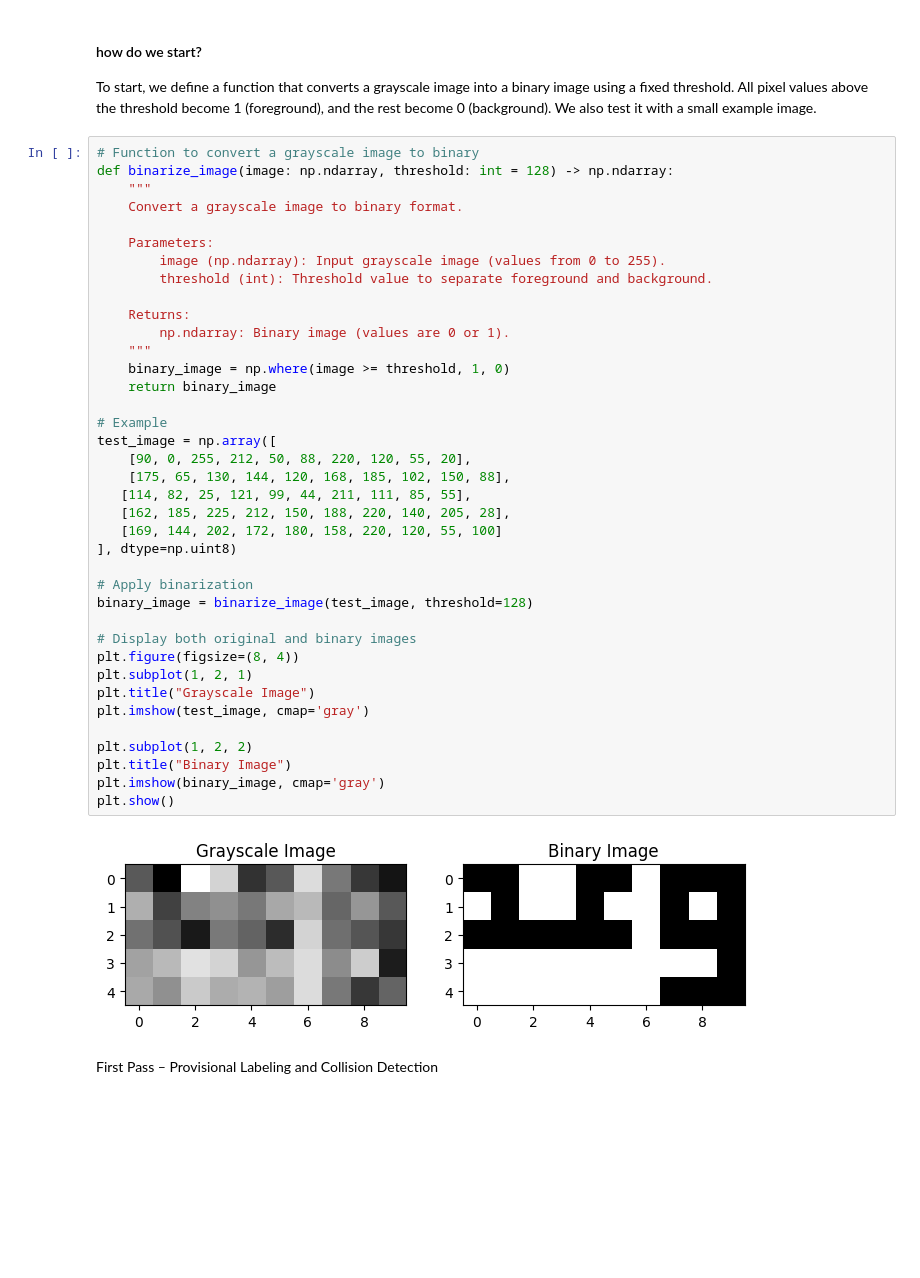
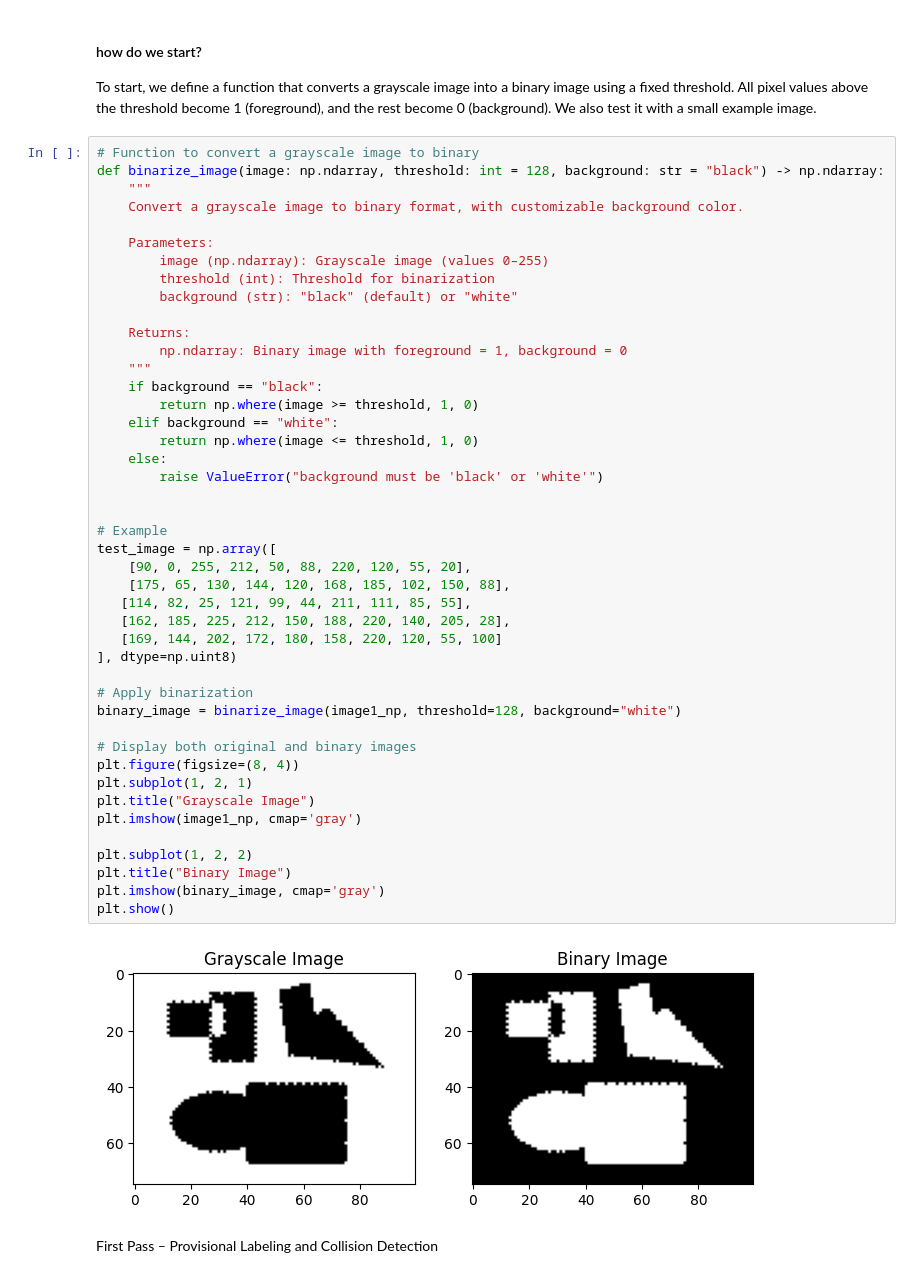
Before and after one commit to AhmedZ41/2DCV-Tasks, a Jupyter notebook: 7.Aufgabe/Aufgabe-7.ipynb, the cells around one changed output. Drawn from its saved outputs; the diff is of its cells as text; blank space fills up the shorter version.

```diff
--- a/7.Aufgabe/Aufgabe-7.ipynb
+++ b/7.Aufgabe/Aufgabe-7.ipynb
@@ -48,44 +48,50 @@ All pixel values above the threshold become 1 (foreground), and the rest become
 We also test it with a small example image.
 # %%
 # Function to convert a grayscale image to binary
-def binarize_image(image: np.ndarray, threshold: int = 128) -> np.ndarray:
+def binarize_image(image: np.ndarray, threshold: int = 128, background: str = "black") -> np.ndarray:
     """
-    Convert a grayscale image to binary format.
+    Convert a grayscale image to binary format, with customizable background color.
 
     Parameters:
-        image (np.ndarray): Input grayscale image (values from 0 to 255).
-        threshold (int): Threshold value to separate foreground and background.
+        image (np.ndarray): Grayscale image (values 0–255)
+        threshold (int): Threshold for binarization
+        background (str): "black" (default) or "white"
 
     Returns:
-        np.ndarray: Binary image (values are 0 or 1).
+        np.ndarray: Binary image with foreground = 1, background = 0
     """
-    binary_image = np.where(image >= threshold, 1, 0)
-    return binary_image
+    if background == "black":
+        return np.where(image >= threshold, 1, 0)
+    elif background == "white":
+        return np.where(image <= threshold, 1, 0)
+    else:
+        raise ValueError("background must be 'black' or 'white'")
+
 
 # Example
 test_image = np.array([
     [90, 0, 255, 212, 50, 88, 220, 120, 55, 20],
     [175, 65, 130, 144, 120, 168, 185, 102, 150, 88],
    [114, 82, 25, 121, 99, 44, 211, 111, 85, 55],
    [162, 185, 225, 212, 150, 188, 220, 140, 205, 28],
    [169, 144, 202, 172, 180, 158, 220, 120, 55, 100]
 ], dtype=np.uint8)
 
 # Apply binarization
-binary_image = binarize_image(test_image, threshold=128)
+binary_image = binarize_image(image1_np, threshold=128, background="white")
 
 # Display both original and binary images
 plt.figure(figsize=(8, 4))
 plt.subplot(1, 2, 1)
 plt.title("Grayscale Image")
-plt.imshow(test_image, cmap='gray')
+plt.imshow(image1_np, cmap='gray')
 
 plt.subplot(1, 2, 2)
 plt.title("Binary Image")
 plt.imshow(binary_image, cmap='gray')
 plt.show()
 # %% [output]
-[figure, old version]
+[figure, new version]
 # %% [markdown]
 First Pass – Provisional Labeling and Collision Detection
 # %%
```
Also changed, not shown: parts of 5 cells of this notebook.
